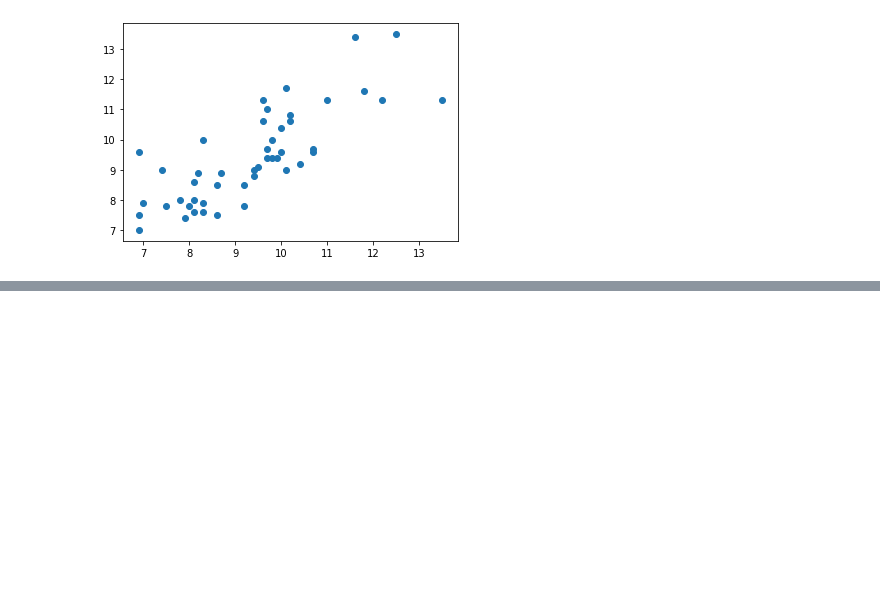
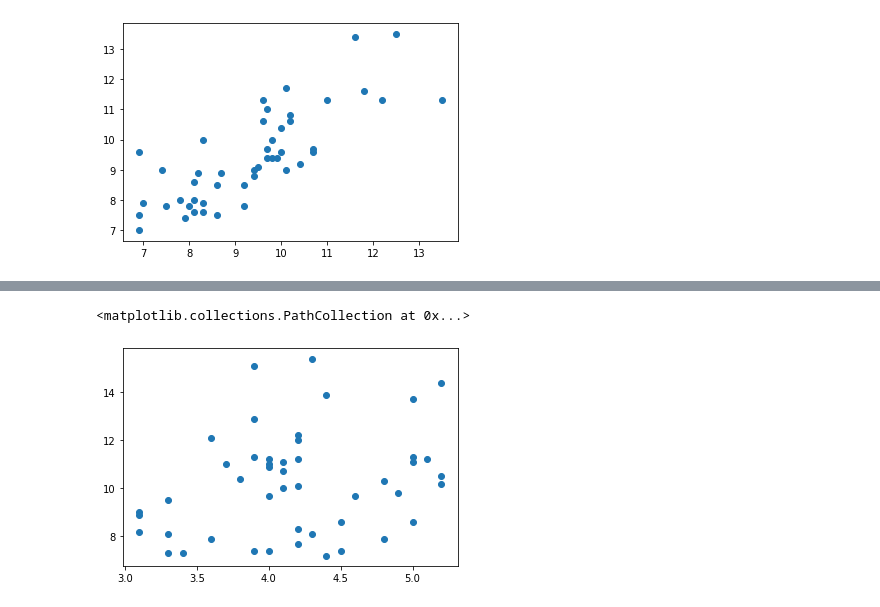
Before and after one commit to imagineLife/data-cleaner, a Jupyter notebook: Scatterplots.ipynb, the cells around one changed output, grey strips where cells are left out. Drawn from its saved outputs; the diff is of its cells as text; code cells hidden in the pictures; blank space fills up the shorter version.

```diff
--- a/Scatterplots.ipynb
+++ b/Scatterplots.ipynb
@@ -208,0 +223,6 @@ plt.scatter(some_college_outliers,no_out_60_plus)
+# %%
+# 35-64
+plt.scatter(bach_outliers,no_out_35_64)
+# %% [output]
+<matplotlib.collections.PathCollection at 0x...>
+[figure, added]
```
Also changed, not shown: parts of 4 cells of this notebook.
